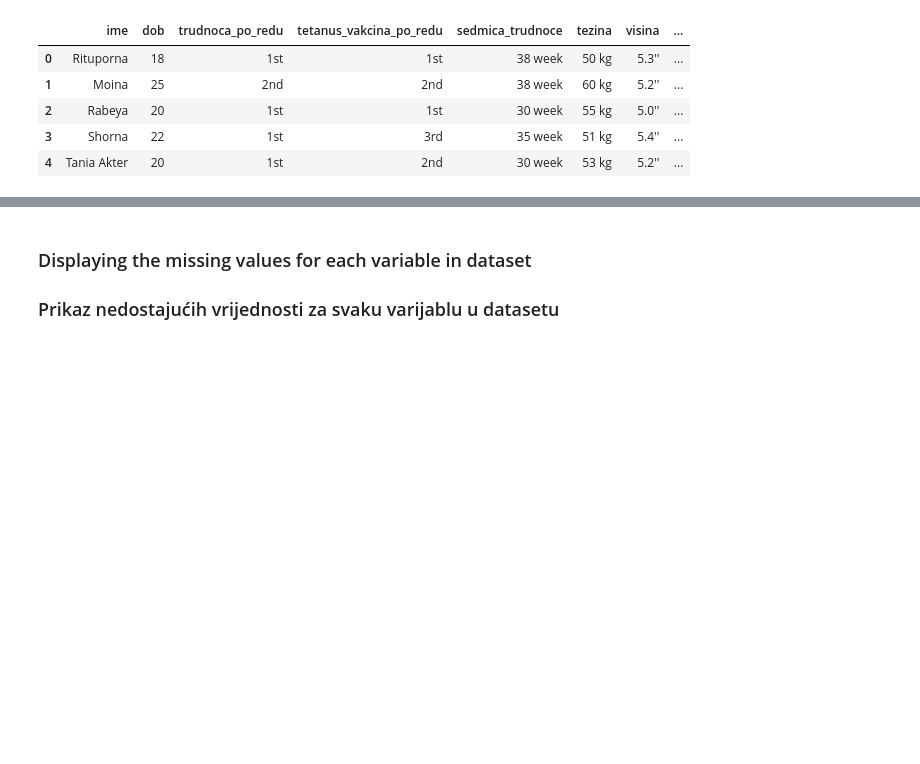
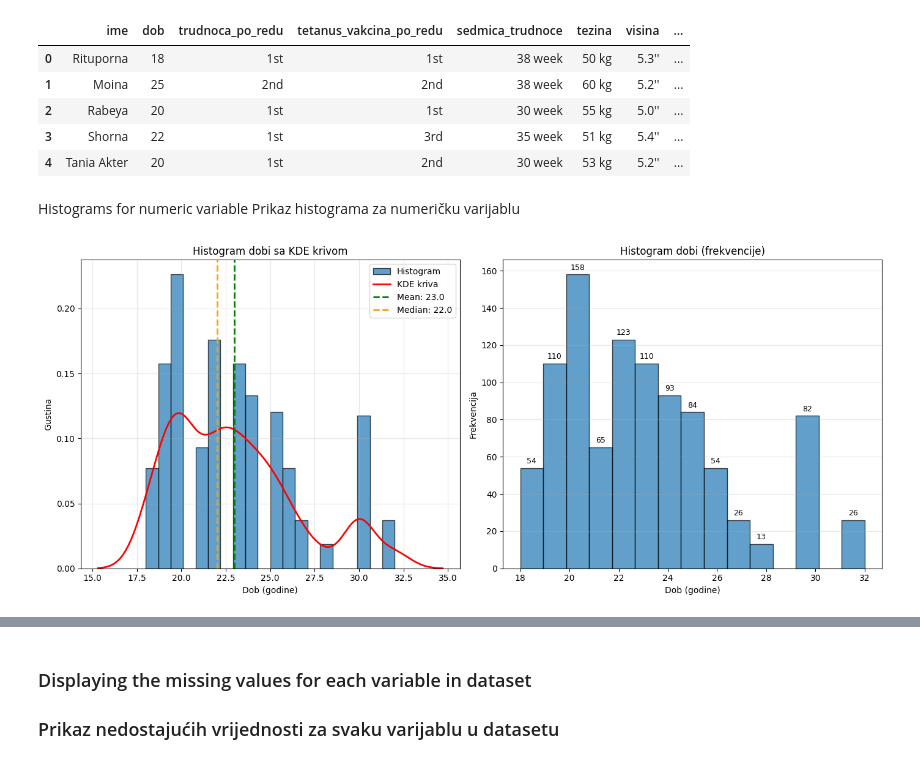
Before and after one commit to a-gcvc/Gestatix, a Jupyter notebook: notebooks/analysisSet2.ipynb, the cells around one changed output, grey strips where cells are left out. Drawn from its saved outputs; the diff is of its cells as text; code cells hidden in the pictures; blank space fills up the shorter version.

```diff
--- a/notebooks/analysisSet2.ipynb
+++ b/notebooks/analysisSet2.ipynb
@@ -57,3 +57,38 @@ df.head()
 | 2 | Rabeya | 20 | 1st | 1st | 30 week | 55 kg | 5.0'' | ... |
 | 3 | Shorna | 22 | 1st | 3rd | 35 week | 51 kg | 5.4'' | ... |
 | 4 | Tania Akter | 20 | 1st | 2nd | 30 week | 53 kg | 5.2'' | ... |
+# %% [markdown]
+Histograms for numeric variable
+Prikaz histograma za numeričku varijablu
+# %%
+fig, axes = plt.subplots(1, 2, figsize=(14, 6))
+
+# Histogram 1: Osnovni sa KDE
+axes[0].hist(df['dob'], bins=20, edgecolor='black', alpha=0.7, density=True, label='Histogram')
+sns.kdeplot(df['dob'], ax=axes[0], color='red', linewidth=2, label='KDE kriva')
+axes[0].axvline(df['dob'].mean(), color='green', linestyle='--', linewidth=2, label=f'Mean: {df["dob"].mean():.1f}')
+axes[0].axvline(df['dob'].median(), color='orange', linestyle='--', linewidth=2, label=f'Median: {df["dob"].median():.1f}')
+axes[0].set_xlabel('Dob (godine)')
+axes[0].set_ylabel('Gustina')
+axes[0].set_title('Histogram dobi sa KDE krivom')
+axes[0].legend()
+axes[0].grid(True, alpha=0.3)
+
+# Histogram 2: Sa frekvencijama i statistikama
+counts, bins, patches = axes[1].hist(df['dob'], bins=15, edgecolor='black', alpha=0.7)
+axes[1].set_xlabel('Dob (godine)')
+axes[1].set_ylabel('Frekvencija')
+axes[1].set_title('Histogram dobi (frekvencije)')
+
+# Dodavanje frekvencija na vrh stubića
+for i, (count, bin_edge) in enumerate(zip(counts, bins[:-1])):
+    if count > 0:
+        axes[1].text(bin_edge + (bins[1]-bins[0])/2, count + max(counts)*0.01,
+                    f'{int(count)}', ha='center', va='bottom', fontsize=9)
+
+axes[1].grid(True, alpha=0.3, axis='y')
+
+plt.tight_layout()
+plt.show()
+# %% [output]
+[figure, added]
```
Also changed, not shown: parts of 20 cells of this notebook, 1 other file.
